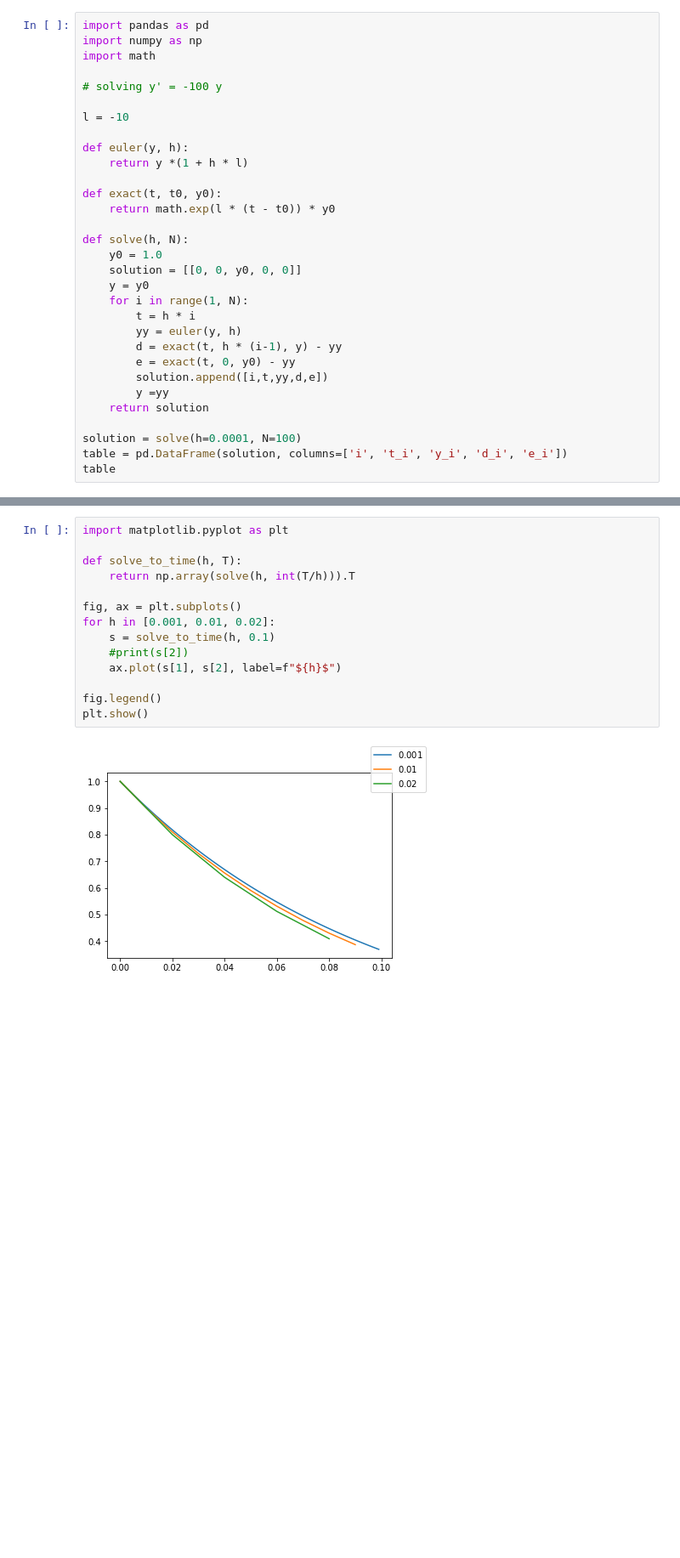
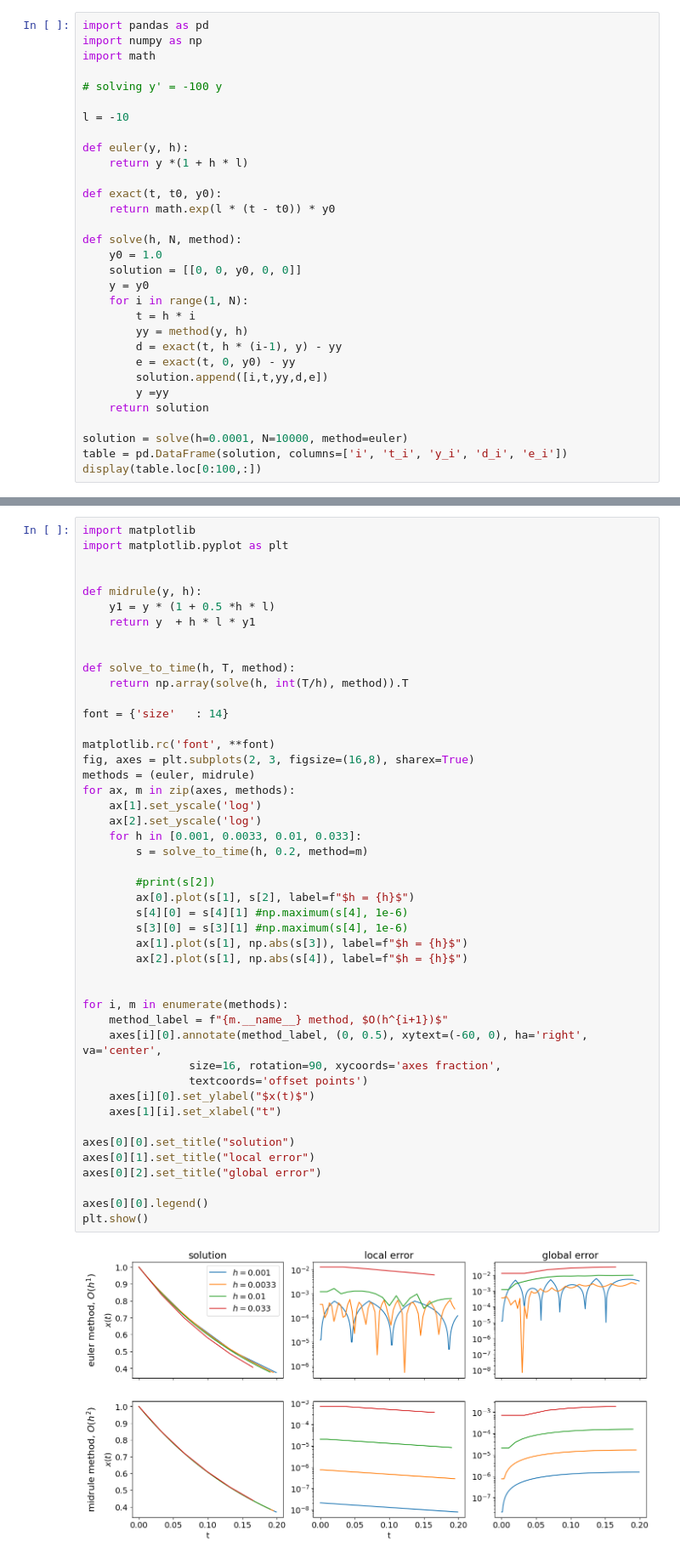
Before and after one commit to jbrezmorf/ODE_course, a Jupyter notebook: jupyter notebooks/04 - Numerical methods (Euler's method).ipynb, the cells around one changed output, grey strips where cells are left out. Shown: that part at 85% size. Drawn from its saved outputs; the diff is of its cells as text; blank space fills up the shorter version.

```diff
--- a/jupyter notebooks/04 - Numerical methods (Euler's method).ipynb
+++ b/jupyter notebooks/04 - Numerical methods (Euler's method).ipynb
@@ -165,22 +175,22 @@ def euler(y, h):
 def exact(t, t0, y0):
     return math.exp(l * (t - t0)) * y0
 
-def solve(h, N):
+def solve(h, N, method):
     y0 = 1.0
     solution = [[0, 0, y0, 0, 0]]
     y = y0
     for i in range(1, N):
         t = h * i
-        yy = euler(y, h)
+        yy = method(y, h)
         d = exact(t, h * (i-1), y) - yy
         e = exact(t, 0, y0) - yy
         solution.append([i,t,yy,d,e])
         y =yy
     return solution
 
-solution = solve(h=0.0001, N=100)
+solution = solve(h=0.0001, N=10000, method=euler)
 table = pd.DataFrame(solution, columns=['i', 't_i', 'y_i', 'd_i', 'e_i'])
-table
+display(table.loc[0:100,:])
 # %% [output]
 |  | i | t_i | y_i | d_i | e_i |
 | 0 | 0 | 0.0000 | 1.000000 | 0.000000e+00 | 0.000000e+00 |
@@ -228,16 +257,48 @@ If $\max_{i<N} \norm{\vc e_i} = O(h^p)$, we say that the method converges to ord
 # %%
+import matplotlib
 import matplotlib.pyplot as plt
 
-def solve_to_time(h, T):
-    return np.array(solve(h, int(T/h))).T
 
-fig, ax = plt.subplots()
-for h in [0.001, 0.01, 0.02]:
-    s = solve_to_time(h, 0.1)
-    #print(s[2])
-    ax.plot(s[1], s[2], label=f"${h}$")
+def midrule(y, h):
+    y1 = y * (1 + 0.5 *h * l)
+    return y  + h * l * y1
 
-fig.legend()
+
+def solve_to_time(h, T, method):
+    return np.array(solve(h, int(T/h), method)).T
+
+font = {'size'   : 14}
+
+matplotlib.rc('font', **font)
+fig, axes = plt.subplots(2, 3, figsize=(16,8), sharex=True)
+methods = (euler, midrule)
+for ax, m in zip(axes, methods):
+    ax[1].set_yscale('log')
+    ax[2].set_yscale('log')
+    for h in [0.001, 0.0033, 0.01, 0.033]:
+        s = solve_to_time(h, 0.2, method=m)
+
+        #print(s[2])
+        ax[0].plot(s[1], s[2], label=f"$h = {h}$")
+        s[4][0] = s[4][1] #np.maximum(s[4], 1e-6)
+        s[3][0] = s[3][1] #np.maximum(s[4], 1e-6)
+        ax[1].plot(s[1], np.abs(s[3]), label=f"$h = {h}$")
+        ax[2].plot(s[1], np.abs(s[4]), label=f"$h = {h}$")
+
+
+for i, m in enumerate(methods):
+    method_label = f"{m.__name__} method, $O(h^{i+1})$"
+    axes[i][0].annotate(method_label, (0, 0.5), xytext=(-60, 0), ha='right', va='center',
+                size=16, rotation=90, xycoords='axes fraction',
+                textcoords='offset points')
+    axes[i][0].set_ylabel("$x(t)$")
+    axes[1][i].set_xlabel("t")
+
+axes[0][0].set_title("solution")
+axes[0][1].set_title("local error")
+axes[0][2].set_title("global error")
+
+axes[0][0].legend()
 plt.show()
 # %% [output]
-[figure, old version]
+[figure, new version]
```
Also changed, not shown: parts of 8 cells of this notebook.
